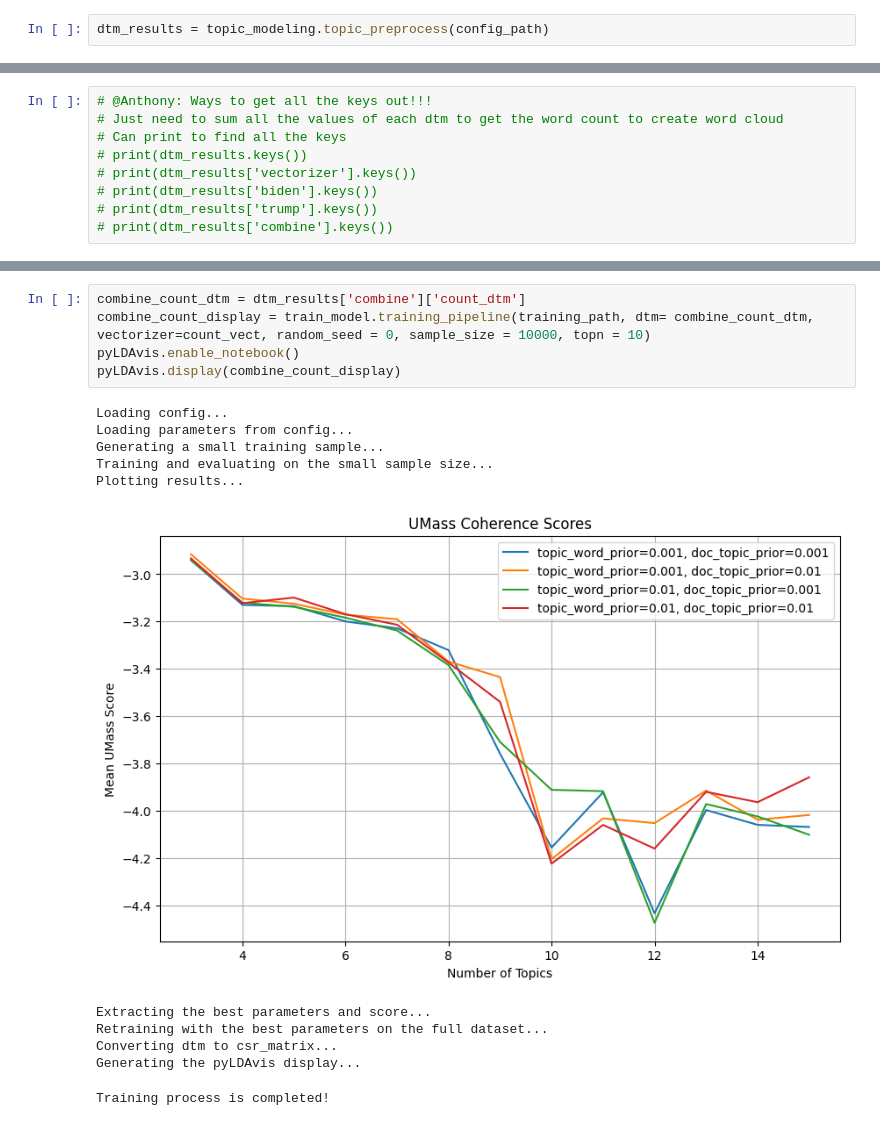
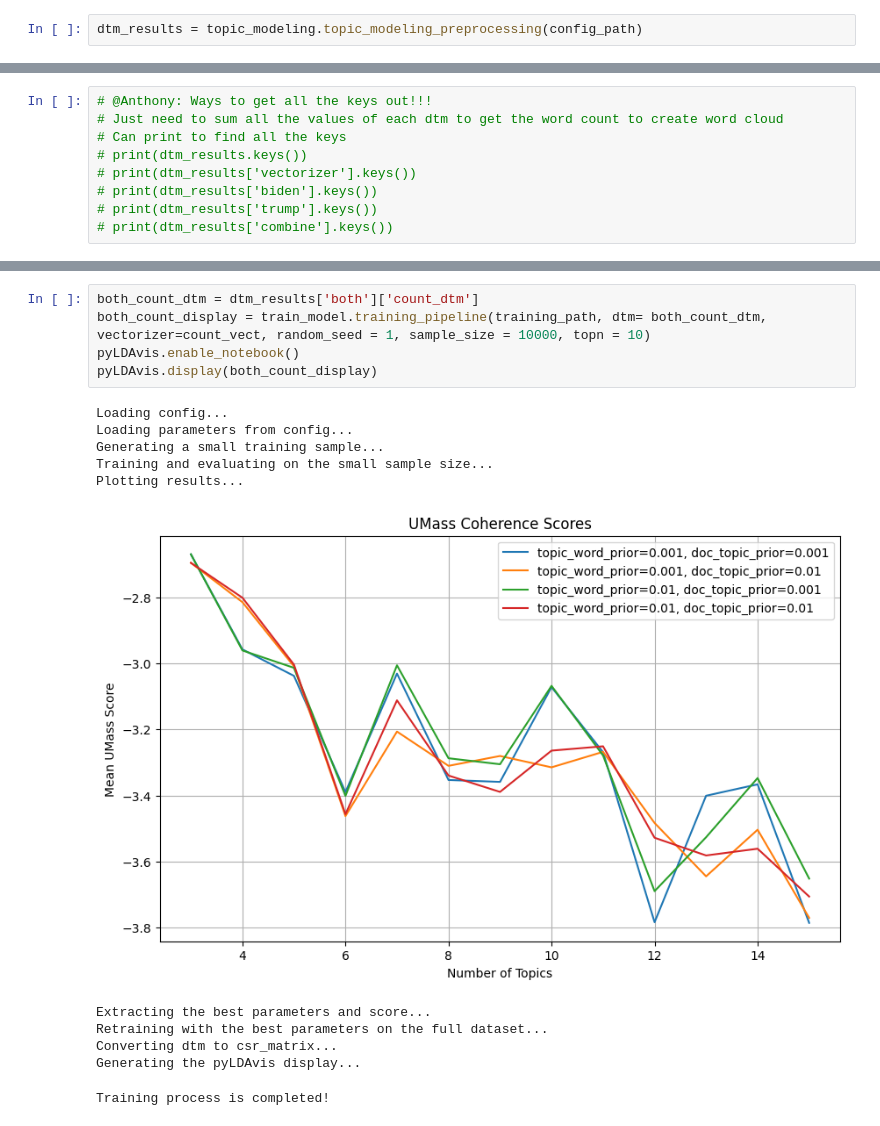
Before and after one commit to cyh002/US-Election-2020-Analytics, a Jupyter notebook: US-Election-2020-Analytics.ipynb, the cells around one changed output, grey strips where cells are left out. Cells and saved outputs as stored; diff of their text form.

Commit message:
Edited Preprocessing.py and Analytics.ipynb

```diff
--- a/US-Election-2020-Analytics.ipynb
+++ b/US-Election-2020-Analytics.ipynb
@@ -18,5 +41,5 @@ config_path = 'conf/config.yaml'
 # %%
-dtm_results = topic_modeling.topic_preprocess(config_path)
+dtm_results = topic_modeling.topic_modeling_preprocessing(config_path)
 # %% [output]
 Loading dataset...
 Processing the CounterVectorizer and TfidfVectorizer
@@ -110,17 +133,17 @@ Generating the pyLDAvis display...
 Training process is completed!
 [interactive output not drawn]
 # %%
-combine_count_dtm = dtm_results['combine']['count_dtm']
-combine_count_display = train_model.training_pipeline(training_path, dtm= combine_count_dtm, vectorizer=count_vect, random_seed = 0, sample_size = 10000, topn = 10)
+both_count_dtm = dtm_results['both']['count_dtm']
+both_count_display = train_model.training_pipeline(training_path, dtm= both_count_dtm, vectorizer=count_vect, random_seed = 1, sample_size = 10000, topn = 10)
 pyLDAvis.enable_notebook()
-pyLDAvis.display(combine_count_display)
+pyLDAvis.display(both_count_display)
 # %% [output]
 Loading config...
 Loading parameters from config...
 Generating a small training sample...
 Training and evaluating on the small sample size...
 Plotting results...
-[figure, old version]
+[figure, new version]
 Extracting the best parameters and score...
 Retraining with the best parameters on the full dataset...
 Converting dtm to csr_matrix...
```
Also changed, not shown: parts of 8 cells of this notebook, 4 other files.
